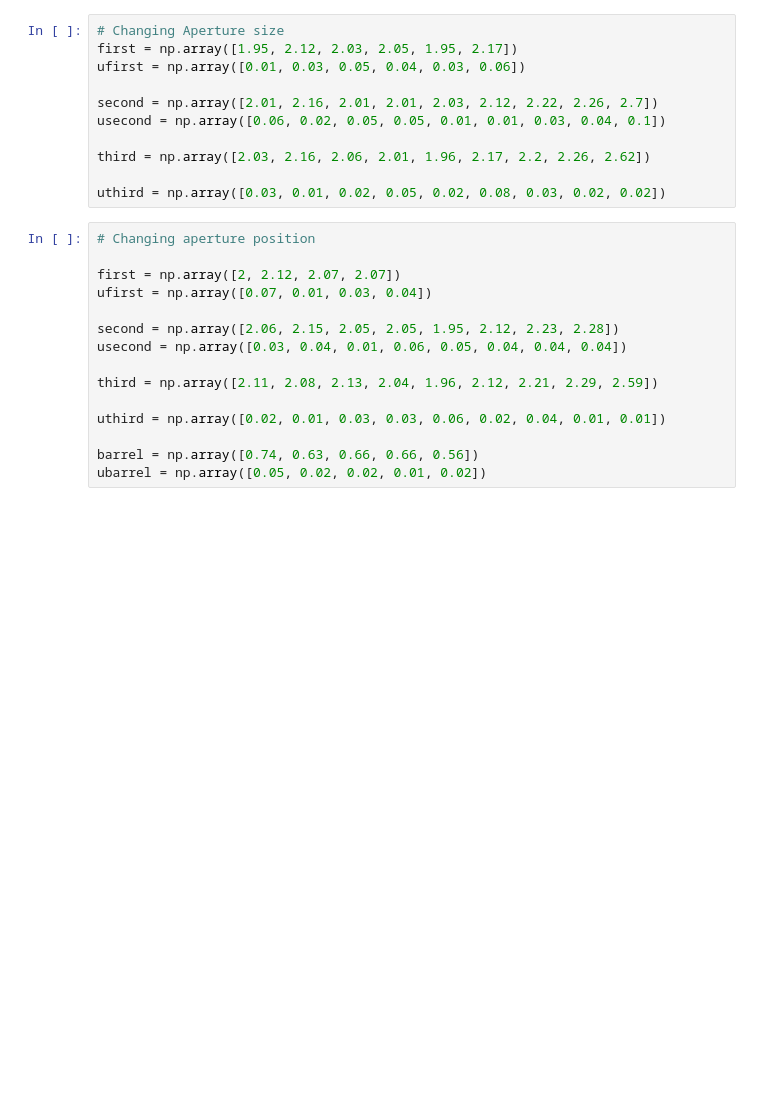
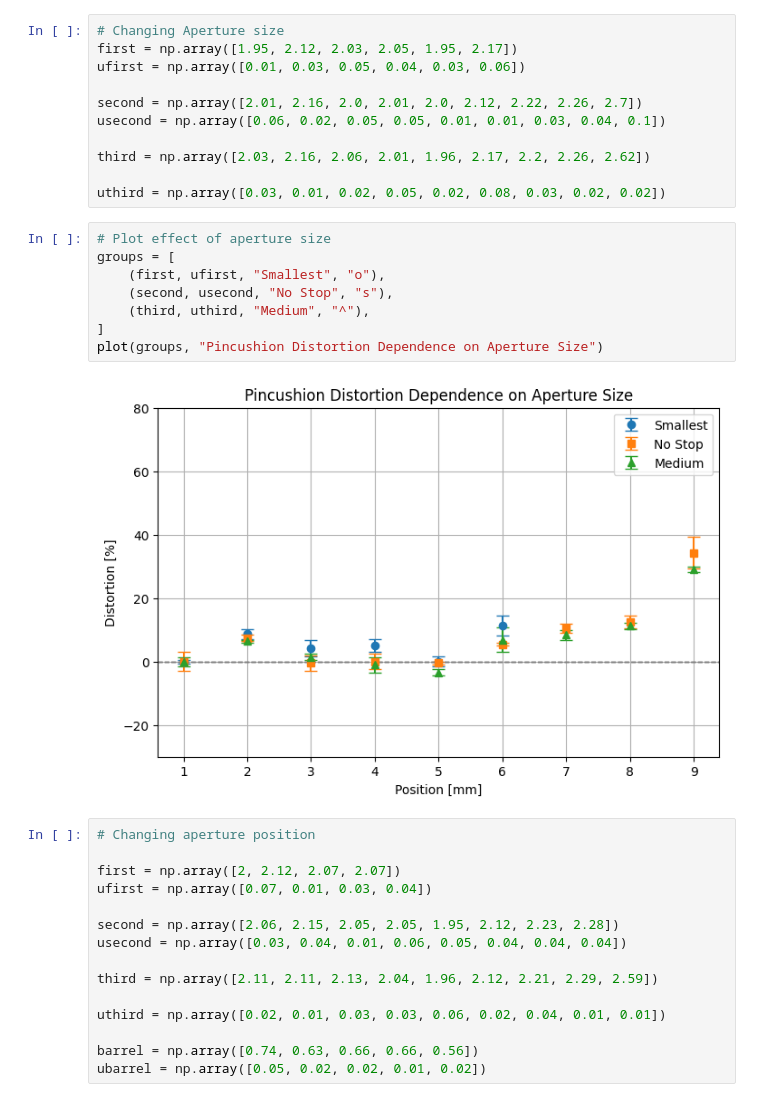
Before and after one commit to fadifarook/PHY424-Advanced-Labs, a Jupyter notebook: Lenses/Distortion_Nov18.ipynb, the cells around one changed output. Saved outputs shown, nothing was run; the diff lists cells and outputs as text; blank space fills up the shorter version.

```diff
--- a/Lenses/Distortion_Nov18.ipynb
+++ b/Lenses/Distortion_Nov18.ipynb
@@ -8,12 +53,22 @@ import matplotlib as plt
 first = np.array([1.95, 2.12, 2.03, 2.05, 1.95, 2.17])
 ufirst = np.array([0.01, 0.03, 0.05, 0.04, 0.03, 0.06])
 
-second = np.array([2.01, 2.16, 2.01, 2.01, 2.03, 2.12, 2.22, 2.26, 2.7])
+second = np.array([2.01, 2.16, 2.0, 2.01, 2.0, 2.12, 2.22, 2.26, 2.7])
 usecond = np.array([0.06, 0.02, 0.05, 0.05, 0.01, 0.01, 0.03, 0.04, 0.1])
 
 third = np.array([2.03, 2.16, 2.06, 2.01, 1.96, 2.17, 2.2, 2.26, 2.62])
 
 uthird = np.array([0.03, 0.01, 0.02, 0.05, 0.02, 0.08, 0.03, 0.02, 0.02])
+# %%
+# Plot effect of aperture size
+groups = [
+    (first, ufirst, "Smallest", "o"),
+    (second, usecond, "No Stop", "s"),
+    (third, uthird, "Medium", "^"),
+]
+plot(groups, "Pincushion Distortion Dependence on Aperture Size")
+# %% [output]
+[figure, added]
 # %%
 # Changing aperture position
 
@@ -23,7 +78,7 @@ ufirst = np.array([0.07, 0.01, 0.03, 0.04])
 second = np.array([2.06, 2.15, 2.05, 2.05, 1.95, 2.12, 2.23, 2.28])
 usecond = np.array([0.03, 0.04, 0.01, 0.06, 0.05, 0.04, 0.04, 0.04])
 
-third = np.array([2.11, 2.08, 2.13, 2.04, 1.96, 2.12, 2.21, 2.29, 2.59])
+third = np.array([2.11, 2.11, 2.13, 2.04, 1.96, 2.12, 2.21, 2.29, 2.59])
 
 uthird = np.array([0.02, 0.01, 0.03, 0.03, 0.06, 0.02, 0.04, 0.01, 0.01])
 
```
Also changed, not shown: parts of 4 cells of this notebook, 3 other files.
